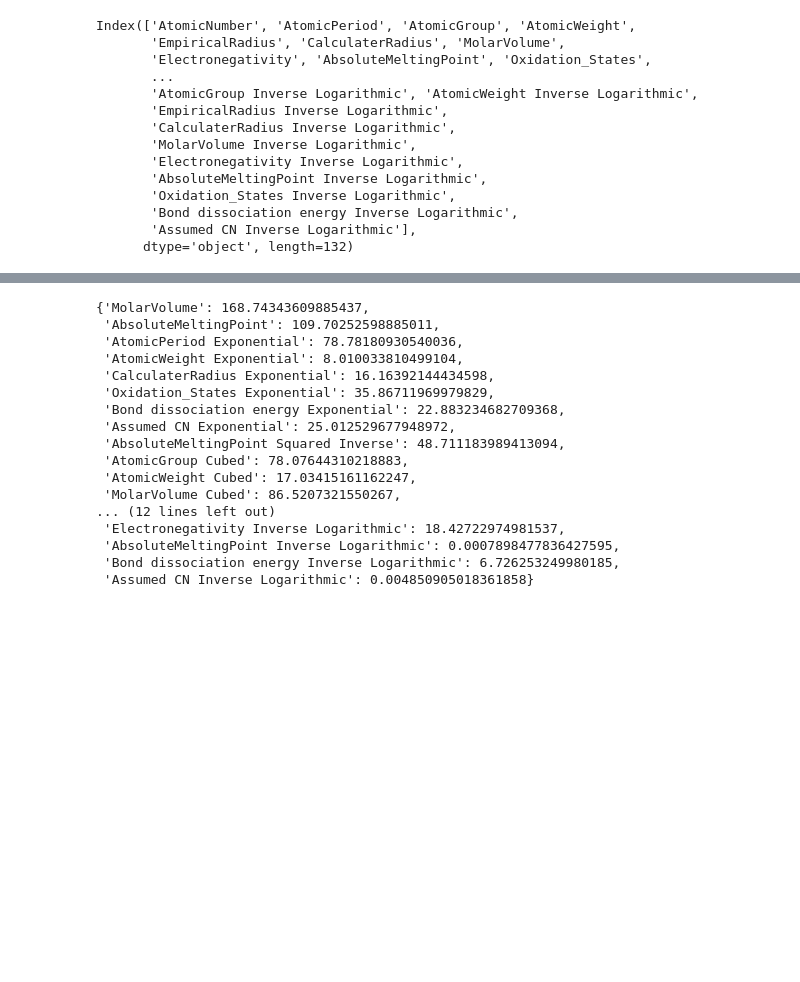
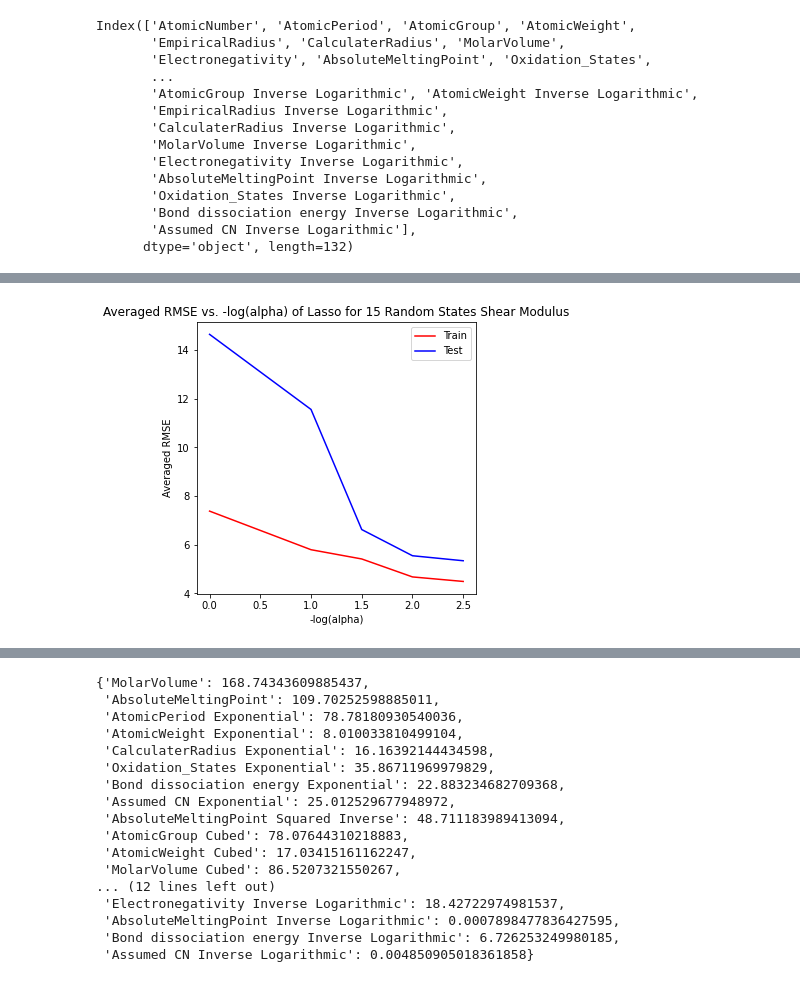
Before and after one commit to zachang890/ML_Research---Glass, a Jupyter notebook: lasso_feature_select.ipynb, the cells around one changed output, grey strips where cells are left out. Saved outputs shown, nothing was run; the diff lists cells and outputs as text; code cells hidden in the pictures; blank space fills up the shorter version.

```diff
--- a/lasso_feature_select.ipynb
+++ b/lasso_feature_select.ipynb
@@ -28,5 +28,6 @@ Index(['AtomicNumber', 'AtomicPeriod', 'AtomicGroup', 'AtomicWeight',
       dtype='object', length=132)
 # %%
 youngs_data = pd.read_csv("./Oxide_glass_1_5_02142020.csv")["Young's modulus E (GPa)"].values
-youngs_data
+shear_data = pd.read_csv("./Oxide_glass_1_5_02142020.csv")["Shear modulus G (GPa)"].values
+poisson_data = pd.read_csv("./Oxide_glass_1_5_02142020.csv")["Poisson's ratio v"].values
 # %% [output]
@@ -121,0 +112,4 @@ plt.legend()
+# %%
+plot_rmse_alpha(shear_average_rmse_train, shear_average_rmse_test, "Shear Modulus")
+# %% [output]
+[figure, added]
```
Also changed, not shown: parts of 18 cells of this notebook, 5 other files.
